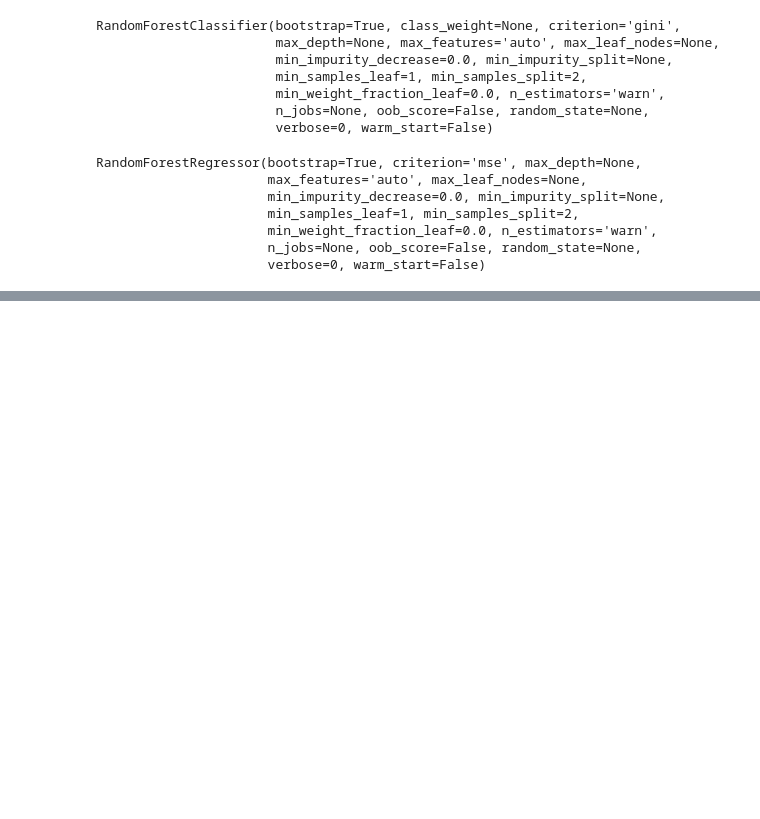
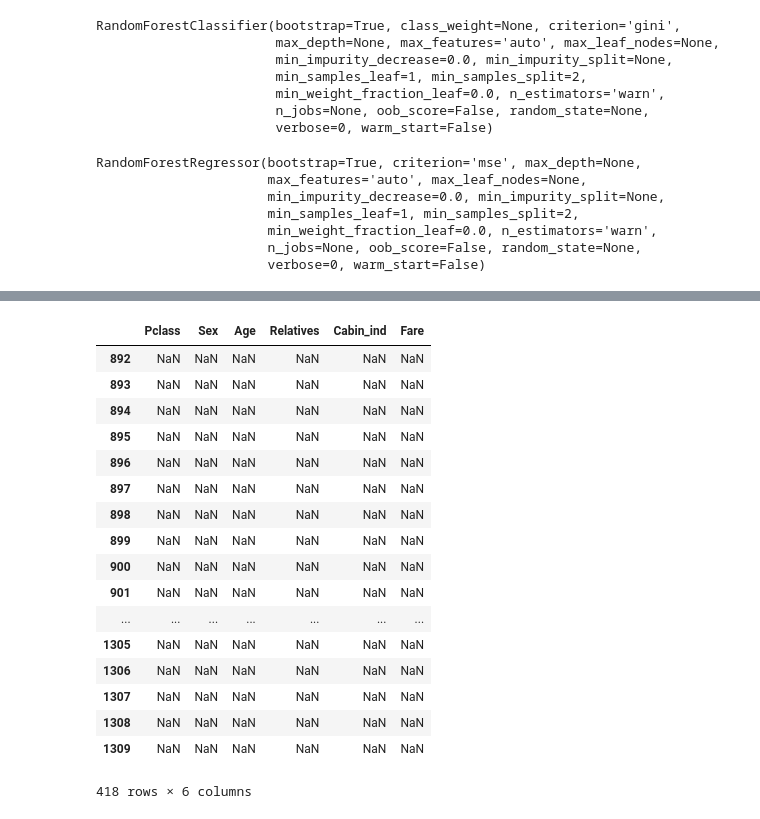
Before and after one commit to hxt1965/Titanic, a Jupyter notebook: Titanic Analysis - Algorithms.ipynb, the cells around one changed output, grey strips where cells are left out. Cells and saved outputs as stored; diff of their text form; code cells hidden in the pictures; blank space fills up the shorter version.

```diff
--- a/Titanic Analysis - Algorithms.ipynb
+++ b/Titanic Analysis - Algorithms.ipynb
@@ -348,5 +445,24 @@ testdf.head()
 # %%
-testdf.reindex(pd.Series(range(892, 1310)))
+testdf.reindex(pd.Series(range(892, 1310)), axis)
+# %% [output]
+|  | Pclass | Sex | Age | Relatives | Cabin_ind | Fare |
+| 892 | NaN | NaN | NaN | NaN | NaN | NaN |
+| 893 | NaN | NaN | NaN | NaN | NaN | NaN |
+| 894 | NaN | NaN | NaN | NaN | NaN | NaN |
+| 895 | NaN | NaN | NaN | NaN | NaN | NaN |
+| 896 | NaN | NaN | NaN | NaN | NaN | NaN |
+| 897 | NaN | NaN | NaN | NaN | NaN | NaN |
+| 898 | NaN | NaN | NaN | NaN | NaN | NaN |
+| 899 | NaN | NaN | NaN | NaN | NaN | NaN |
+| 900 | NaN | NaN | NaN | NaN | NaN | NaN |
+| 901 | NaN | NaN | NaN | NaN | NaN | NaN |
+| ... | ... | ... | ... | ... | ... | ... |
+| 1305 | NaN | NaN | NaN | NaN | NaN | NaN |
+| 1306 | NaN | NaN | NaN | NaN | NaN | NaN |
+| 1307 | NaN | NaN | NaN | NaN | NaN | NaN |
+| 1308 | NaN | NaN | NaN | NaN | NaN | NaN |
+| 1309 | NaN | NaN | NaN | NaN | NaN | NaN |
+418 rows × 6 columns
 # %%
 test_pred = models.get('GB').predict(testdf)
 test_pred
```
Also changed, not shown: parts of 11 cells of this notebook, 2 other files.
